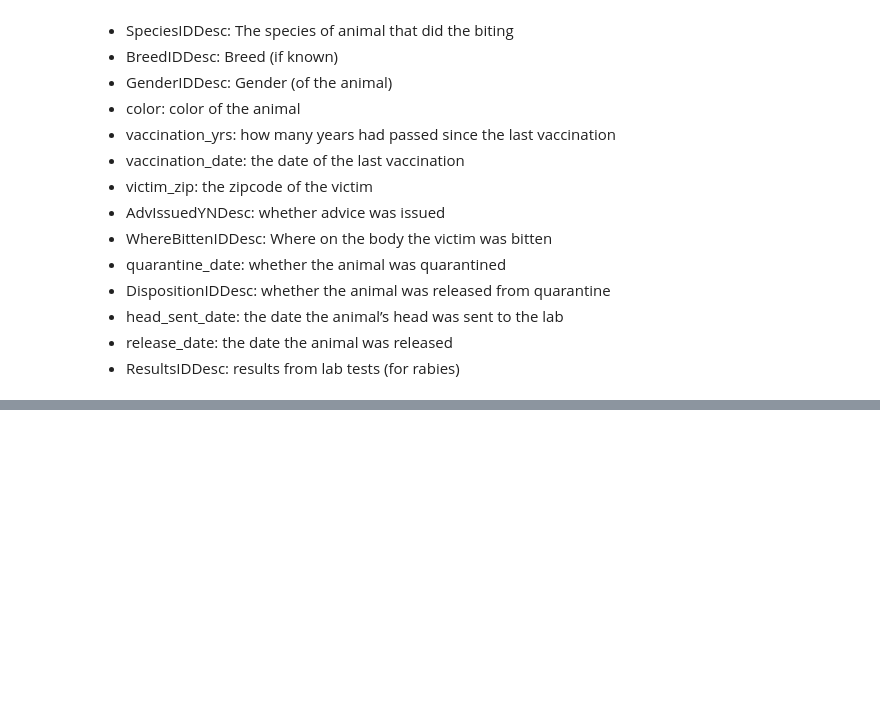
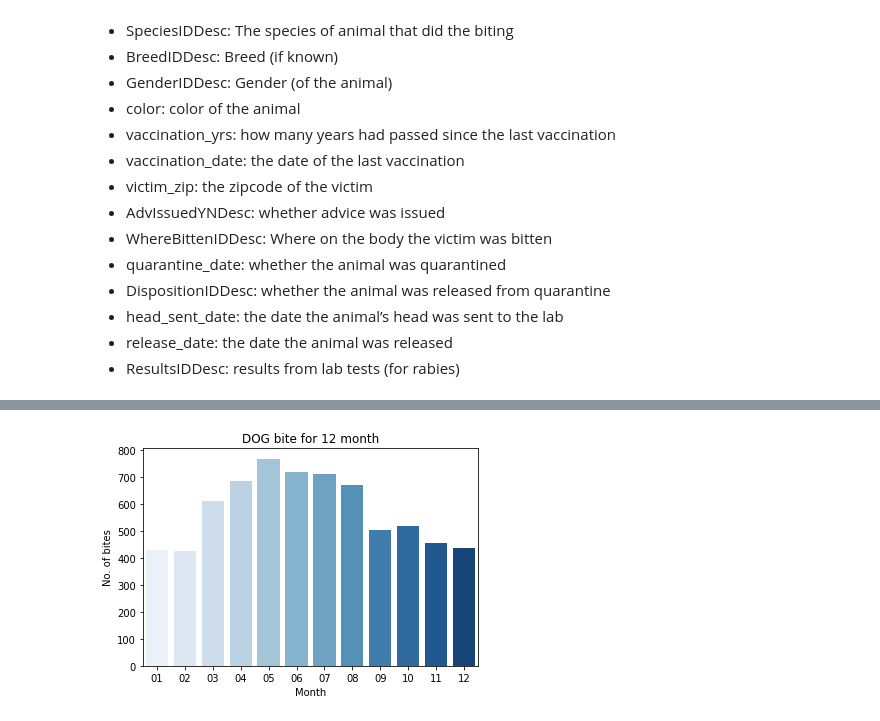
Before and after one commit to shashins/Data_Story_Telling, a Jupyter notebook: Data_Story_Telling.ipynb, the cells around one changed output, grey strips where cells are left out. Drawn from its saved outputs; the diff is of its cells as text; code cells hidden in the pictures; blank space fills up the shorter version.

```diff
--- a/Data_Story_Telling.ipynb
+++ b/Data_Story_Telling.ipynb
@@ -48,0 +71,16 @@ Index(['bite_date', 'SpeciesIDDesc', 'BreedIDDesc', 'GenderIDDesc', 'color',
+# %%
+def animal_month(animal,data):
+    month_list= ['01','02','03','04','05','06','07','08','09','10','11','12']
+    numberOfAnimal = []
+    for i in month_list:
+        x = data.loc[(data['SpeciesIDDesc']==animal)&(data['bite_date'].str.split('-').str[1]==i)]
+        numberOfAnimal.append(len(x))
+    ax = sns.barplot(x=month_list,y=numberOfAnimal,palette  = "Blues")
+    plt.title(animal + ' bite for 12 month')
+    plt.xlabel('Month')
+    plt.ylabel('No. of bites')
+# %%
+# Dogs mostly bites at 5th month
+animal_month('DOG',df)
+# %% [output]
+[figure, added]
```
Also changed, not shown: parts of 19 cells of this notebook.
